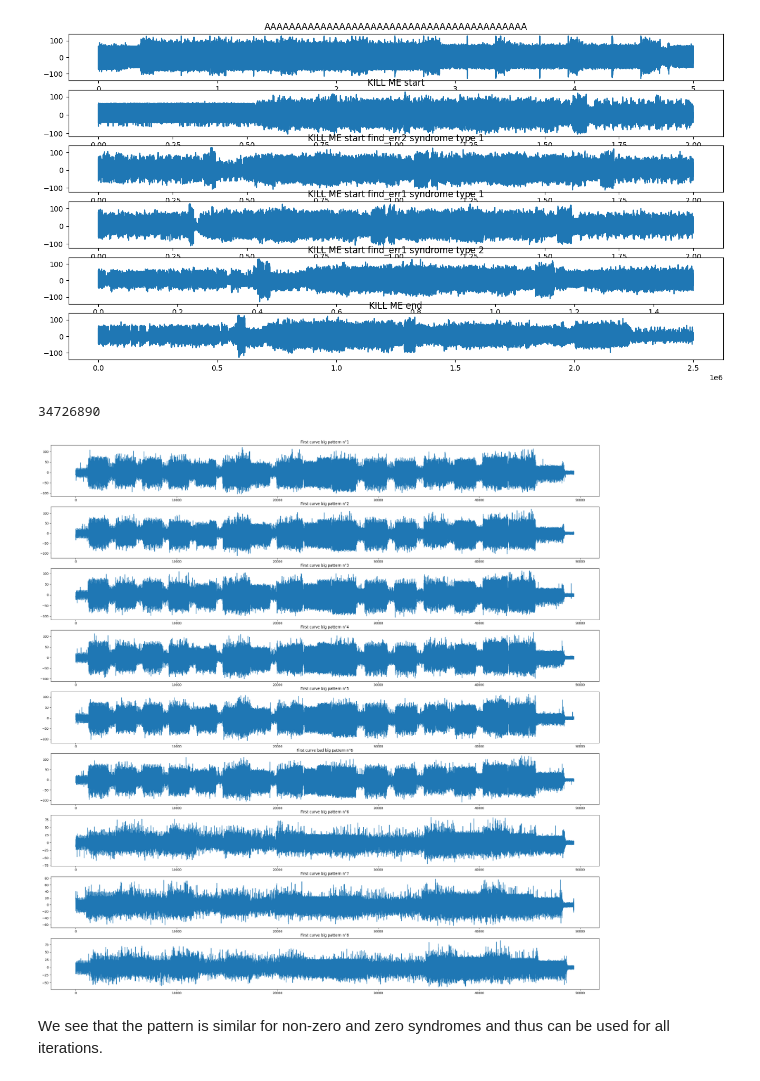
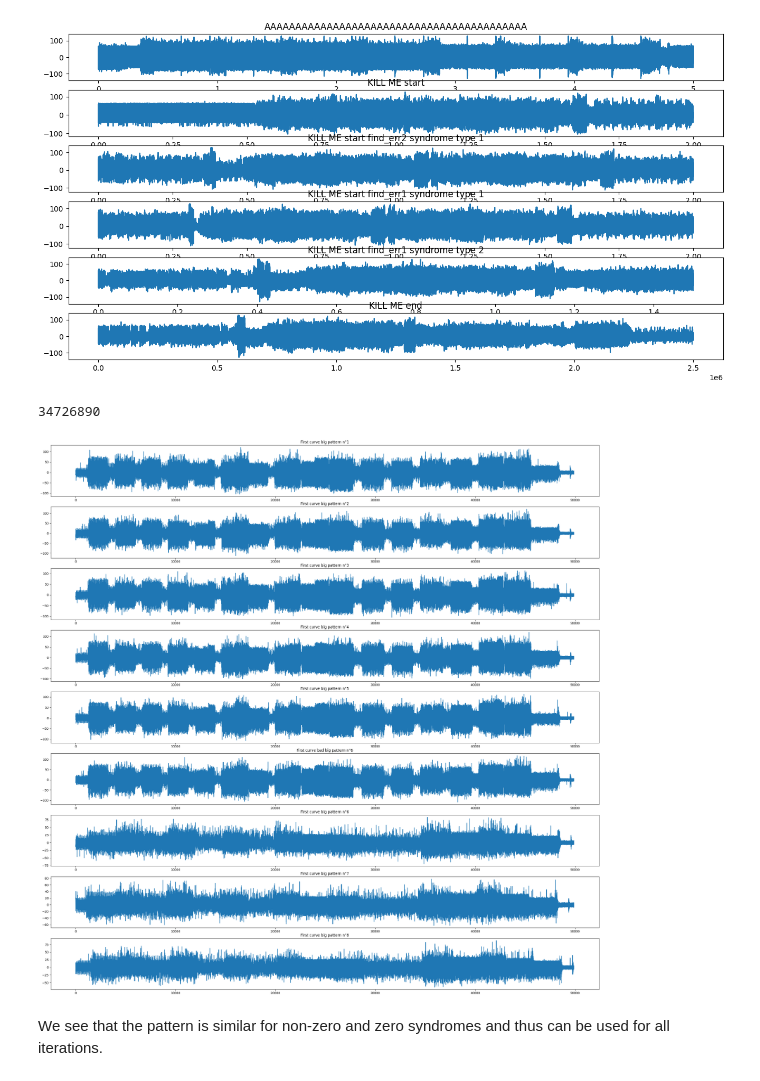
Before and after one commit to Bolster2k/sca-bike, a Jupyter notebook: Outer-Iterations Detection (C implementation).ipynb, the cells around one changed output. Cells and saved outputs as stored; diff of their text form; code cells hidden in the pictures.

```diff
--- a/Outer-Iterations Detection (C implementation).ipynb
+++ b/Outer-Iterations Detection (C implementation).ipynb
@@ -89,41 +89,43 @@ plt.show()
 [figure]
 # %%
 fig, axes = plt.subplots(9,1,figsize=[32,32])
-bruh = 30000
-# bruh = 0
+# bruh = 50000
+bruh = 0
 delta = 69830
 # delta = 0
 # zoom = 0
 # zoom = -50000
 zoom = 66390-150000*4+540000-2000+10000
+# zoom = 66390-150000*4+540000-2000+10000+48500
 # zoom_right = -4850+300-200000
-zoom_right = -4850+300+3500-5000
+zoom_right = -4850+300-1000
 # decal = 150000*4
 decal = 0
 axes[0].plot(curves[0,4680000-99600+zoom-decal:4680000-99600+delta+bruh+zoom_right-decal])
+ll = len(curves[0][4680000-99600+zoom-decal:4680000-99600+delta+bruh+zoom_right-decal])
 axes[0].set_title("First curve big pattern n°1")
 axes[1].plot(curves[0,10750000-77200+zoom-decal:10750000-77200+delta+bruh+zoom_right-decal])
 axes[1].set_title("First curve big pattern n°2")
 axes[2].plot(curves[0,16650000-50050+zoom-decal:16650000-50050+delta+bruh+zoom_right-decal])
 axes[2].set_title("First curve big pattern n°3")
 axes[3].plot(curves[0,22600000-71400+zoom-decal:22600000-71400+delta+bruh+zoom_right-decal])
 axes[3].set_title("First curve big pattern n°4")
 axes[4].plot(curves[0,28670000-49700+zoom-decal:28670000-49700+delta+bruh+zoom_right-decal])
 axes[4].set_title("First curve big pattern n°5")
 print(34712500+zoom-decal)
-axes[5].plot(curves[0,34100736:34100736+49390])
+axes[5].plot(curves[0,34100736:34100736+ll+bruh])
 axes[5].set_title("First curve bad big pattern n°6")
 axes[6].plot(curves[0,34712500+zoom-decal:34712500+delta+bruh+zoom_right-decal])
 axes[6].set_title("First curve big pattern n°6")
 axes[7].plot(curves[0,40805000+zoom-decal:40805000+delta+bruh+zoom_right-decal])
 axes[7].set_title("First curve big pattern n°7")
 axes[8].plot(curves[0,46896000+zoom-decal:46896000+delta+bruh+zoom_right-decal])
 axes[8].set_title("First curve big pattern n°8")
 # 34100736 49390
 plt.show()
 # %% [output]
 34726890
-[figure, old version]
+[figure, new version]
 # %% [markdown]
 We see that the pattern is similar for non-zero and zero syndromes and thus can be used for all iterations.
 # %%
```
Also changed, not shown: parts of 8 cells of this notebook.
